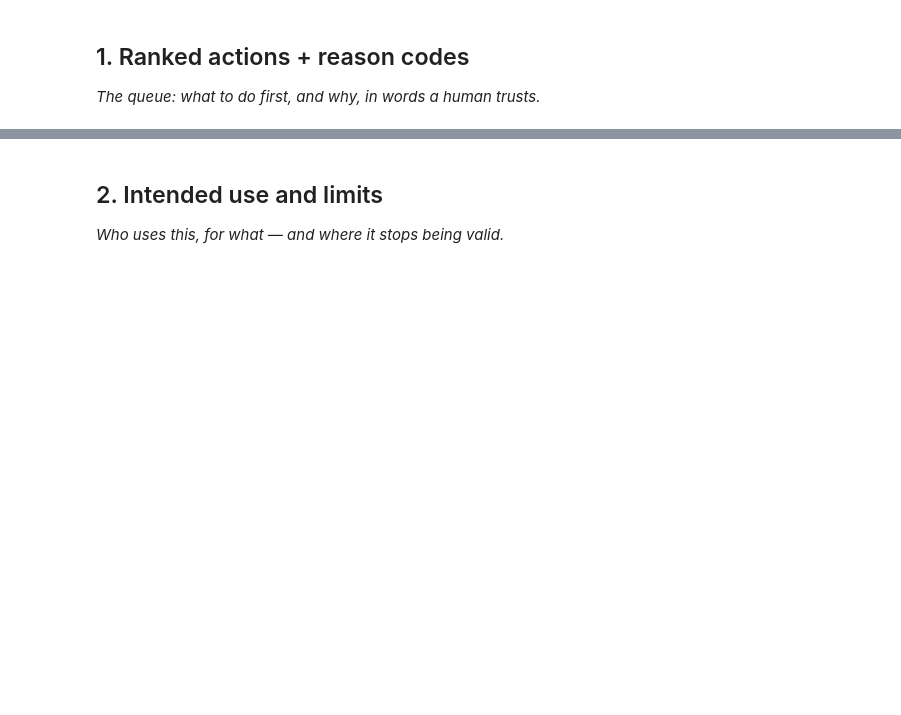
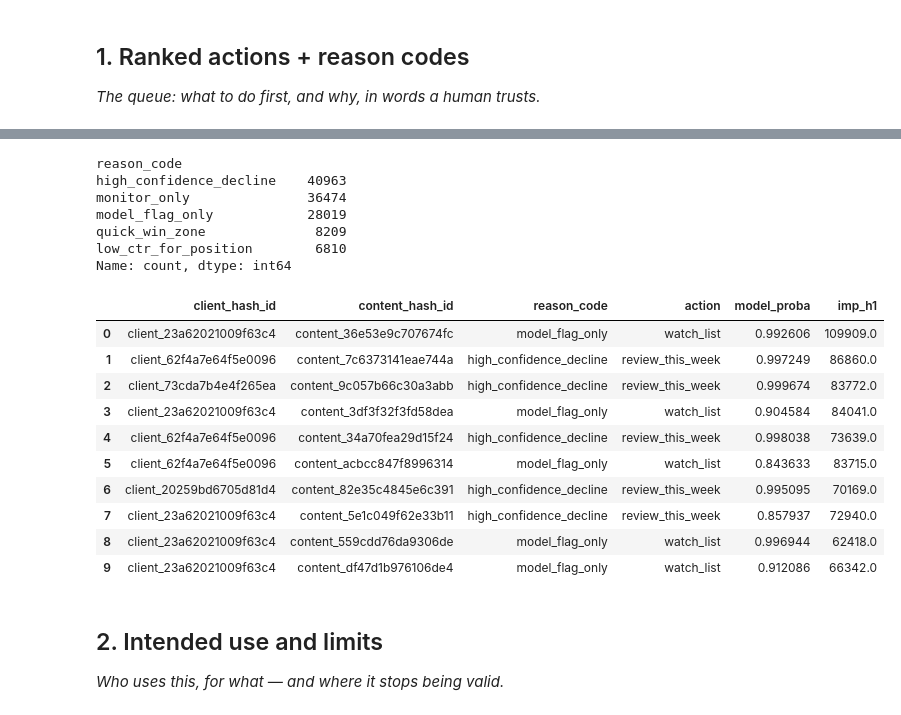
Before and after one commit to irene501/flyrank, a Jupyter notebook: work/notebooks/w07_action_playbook.ipynb, the cells around one changed output, grey strips where cells are left out. Saved outputs shown, nothing was run; the diff lists cells and outputs as text; code cells hidden in the pictures; blank space fills up the shorter version.

```diff
--- a/work/notebooks/w07_action_playbook.ipynb
+++ b/work/notebooks/w07_action_playbook.ipynb
@@ -13,3 +74,69 @@ This skeleton is yours to fill. Work the sections **in order** — each one has
+# %%
+from sklearn.linear_model import LogisticRegression
+from sklearn.pipeline import Pipeline
+from sklearn.preprocessing import StandardScaler
+
+FEATURES = ["imp_h1", "clicks_h1", "ctr_h1", "avg_position_h1", "active_days_h1"]
+X_all = data[FEATURES].apply(pd.to_numeric, errors="coerce").fillna(0)
+y_all = data["is_declining_proxy"].astype(int)
+
+# Fit on everything for the deployed queue (no held-out test needed here -- Week 5/6 already
+# measured out-of-sample performance; this is producing the actual review queue, not a new eval).
+model = Pipeline([
+    ("scaler", StandardScaler()),
+    ("model", LogisticRegression(class_weight="balanced", max_iter=1000, random_state=RANDOM_STATE)),
+])
+model.fit(X_all, y_all)
+data["model_proba"] = model.predict_proba(X_all)[:, 1]
+data["model_flag"] = data["model_proba"] >= 0.5
+
+def reason_code(r):
+    if r["baseline_flag"] and r["model_flag"]:
+        return "high_confidence_decline"   # rule and model agree -- top priority
+    if r["is_quick_win_zone"]:
+        return "quick_win_zone"            # rule-only, position-based opportunity
+    if r["is_ctr_fix_zone"]:
+        return "low_ctr_for_position"      # rule-only, CTR-based opportunity
+    if r["model_flag"]:
+        return "model_flag_only"           # model-only -- lower confidence, given weak standalone AUC
+    return "monitor_only"
+
+data["reason_code"] = data.apply(reason_code, axis=1)
+
+def action_for(reason):
+    return {
+        "high_confidence_decline": "review_this_week",
+        "quick_win_zone": "review_for_push",
+        "low_ctr_for_position": "review_ctr",
+        "model_flag_only": "watch_list",
+        "monitor_only": "monitor",
+    }[reason]
+
+data["action"] = data["reason_code"].apply(action_for)
+data["score"] = data["model_proba"] * data["imp_h1"].clip(lower=1)  # confidence weighted by traffic at stake
+
+queue = data.sort_values("score", ascending=False).reset_index(drop=True)
+print(queue["reason_code"].value_counts())
+queue[["client_hash_id", "content_hash_id", "reason_code", "action", "model_proba", "imp_h1"]].head(10)
+# %% [output]
+reason_code
+high_confidence_decline    40963
+monitor_only               36474
+model_flag_only            28019
+quick_win_zone              8209
+low_ctr_for_position        6810
+Name: count, dtype: int64
+|  | client_hash_id | content_hash_id | reason_code | action | model_proba | imp_h1 |
+| 0 | client_23a62021009f63c4 | content_36e53e9c707674fc | model_flag_only | watch_list | 0.992606 | 109909.0 |
+| 1 | client_62f4a7e64f5e0096 | content_7c6373141eae744a | high_confidence_decline | review_this_week | 0.997249 | 86860.0 |
+| 2 | client_73cda7b4e4f265ea | content_9c057b66c30a3abb | high_confidence_decline | review_this_week | 0.999674 | 83772.0 |
+| 3 | client_23a62021009f63c4 | content_3df3f32f3fd58dea | model_flag_only | watch_list | 0.904584 | 84041.0 |
+| 4 | client_62f4a7e64f5e0096 | content_34a70fea29d15f24 | high_confidence_decline | review_this_week | 0.998038 | 73639.0 |
+| 5 | client_62f4a7e64f5e0096 | content_acbcc847f8996314 | model_flag_only | watch_list | 0.843633 | 83715.0 |
+| 6 | client_20259bd6705d81d4 | content_82e35c4845e6c391 | high_confidence_decline | review_this_week | 0.995095 | 70169.0 |
+| 7 | client_23a62021009f63c4 | content_5e1c049f62e33b11 | high_confidence_decline | review_this_week | 0.857937 | 72940.0 |
+| 8 | client_23a62021009f63c4 | content_559cdd76da9306de | model_flag_only | watch_list | 0.996944 | 62418.0 |
+| 9 | client_23a62021009f63c4 | content_df47d1b976106de4 | model_flag_only | watch_list | 0.912086 | 66342.0 |
 # %% [markdown]
 ## 2. Intended use and limits
 
```
Also changed, not shown: parts of 10 cells of this notebook.
